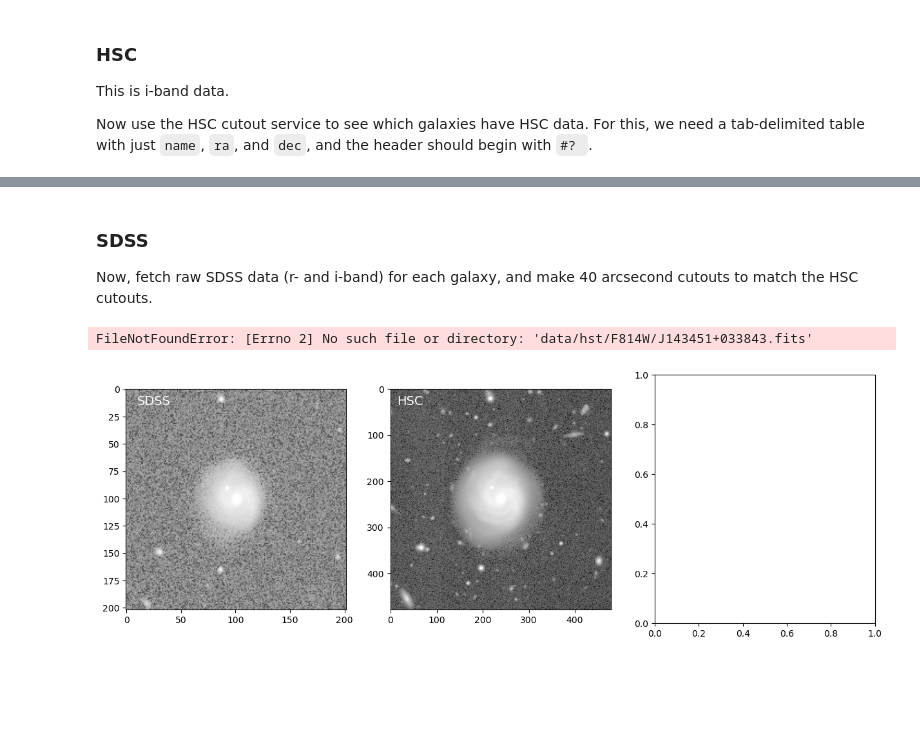
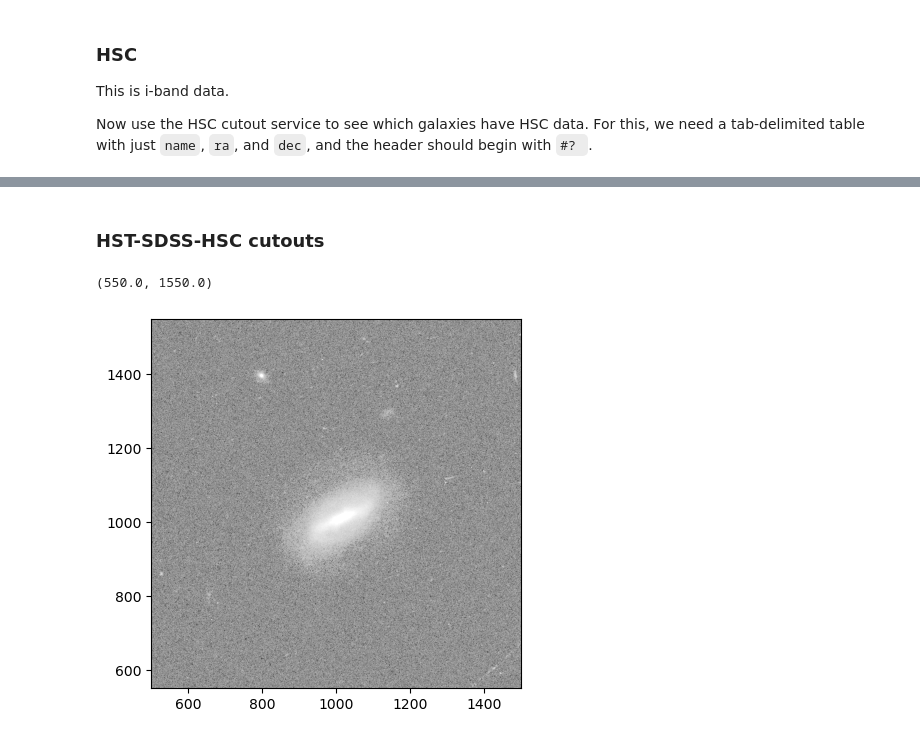
Before and after one commit to astro-nova/asymmetry, a Jupyter notebook: 5 HST HSC SDSS thumbnails.ipynb, the cells around one changed output, grey strips where cells are left out. Saved outputs shown, nothing was run; the diff lists cells and outputs as text; code cells hidden in the pictures; blank space fills up the shorter version.

```diff
--- a/5 HST HSC SDSS thumbnails.ipynb
+++ b/5 HST HSC SDSS thumbnails.ipynb
@@ -54,4 +80,2 @@ data.loc[data["name"].isin(hsc_data), "hsc"] = True
 # %% [markdown]
-### SDSS
-
-Now, fetch raw SDSS data (r- and i-band) for each galaxy, and make 40 arcsecond cutouts to match the HSC cutouts.
+### HST-SDSS-HSC cutouts
@@ -60,0 +82,12 @@ Now, fetch raw SDSS data (r- and i-band) for each galaxy, and make 40 arcsecond
+# %%
+f = fits.open(f'data/hst/F814W/J001145-005431.fits')
+# %%
+ex = 'J001145-005431'
+tmp = fits.open(f'data/hst/F814W/{ex}.fits')
+
+plt.imshow(-2.5*np.log10(np.abs(tmp[0].data/tmp[0].header['pxscale']**2))+tmp[0].header['zp'], cmap='gray_r', vmin=20, vmax=30)
+plt.xlim(500,1500)
+plt.ylim(550,1550)
+# %% [output]
+(550.0, 1550.0)
+[figure, added]
@@ -98,34 +157,2 @@ for idx, row in tqdm(sample.iloc[24:].iterrows(), total=len(sample)):
     plt.savefig(f'figures/hst_sdss_hsc/{row["name"]}.png', bbox_inches='tight')
     plt.close(fig)
-# %%
-galaxy = 'J143451+033843'
-# galaxy = 'J000318+004844'
-# galaxy = 'J09'
-
-fig, axs = plt.subplots(1,3, figsize=(15,5))
-
-# SDSS
-file = fits.open(f'data/sdss/i/{galaxy}.fits')
-axs[0].imshow(-2.5*np.log10(1e-9*np.abs(file[0].data) / 0.396**2), cmap='gray_r', vmin=20, vmax=30)
-axs[0].annotate('SDSS', xy=(0.05, 0.97), xycoords='axes fraction', color='w', size=14, va='top')
-file.close()
-
-# HSC
-file = fits.open(f'data/hsc/{galaxy}.fits')
-axs[1].imshow(-2.5*np.log10(np.abs(file[1].data.T[::-1] / file[0].header['FLUXMAG0'] / 0.168**2 )), cmap='gray_r', vmin=20, vmax=30)
-axs[1].annotate('HSC', xy=(0.03, 0.97), xycoords='axes fraction', color='w', size=14, va='top')
-file.close()
-
-
-# HST
-file = fits.open(f'data/hst/F814W/{galaxy}.fits')
-axs[2].imshow(-2.5*np.log10(np.abs(file[0].data) / file[0].header['pxscale']**2) + file[0].header['zp'], cmap='gray_r', vmin=20, vmax=30)
-axs[2].annotate('HST', xy=(0.03, 0.97), xycoords='axes fraction', color='w', size=14, va='top')
-file.close()
-
-for ax in axs:
-    ax.axis('off')
-plt.subplots_adjust(wspace=0.01, hspace=0.01)
-# %% [output]
-FileNotFoundError: [Errno 2] No such file or directory: 'data/hst/F814W/J143451+033843.fits'
-[figure, removed]
```
Also changed, not shown: parts of 15 cells of this notebook, 22 other files.
